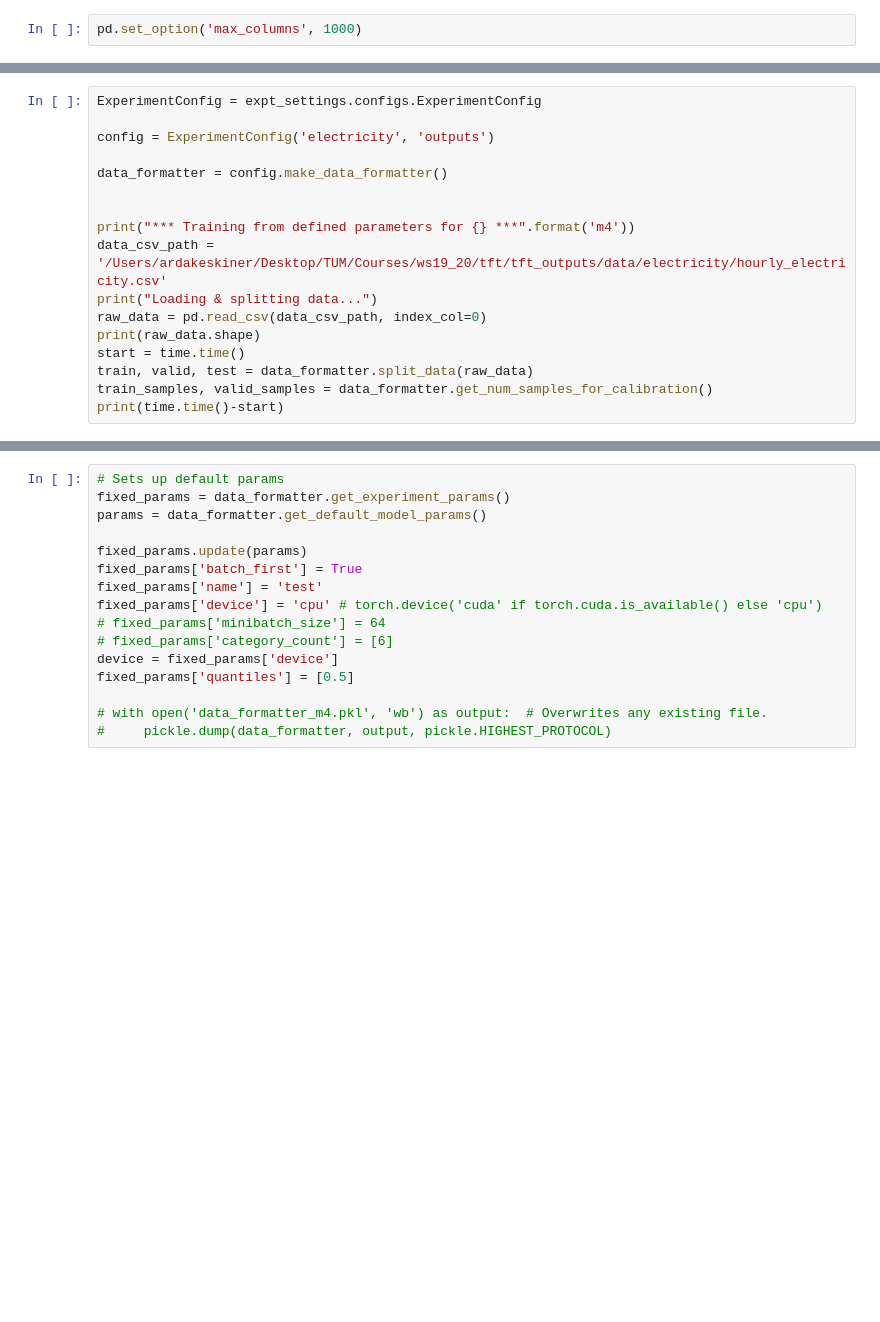
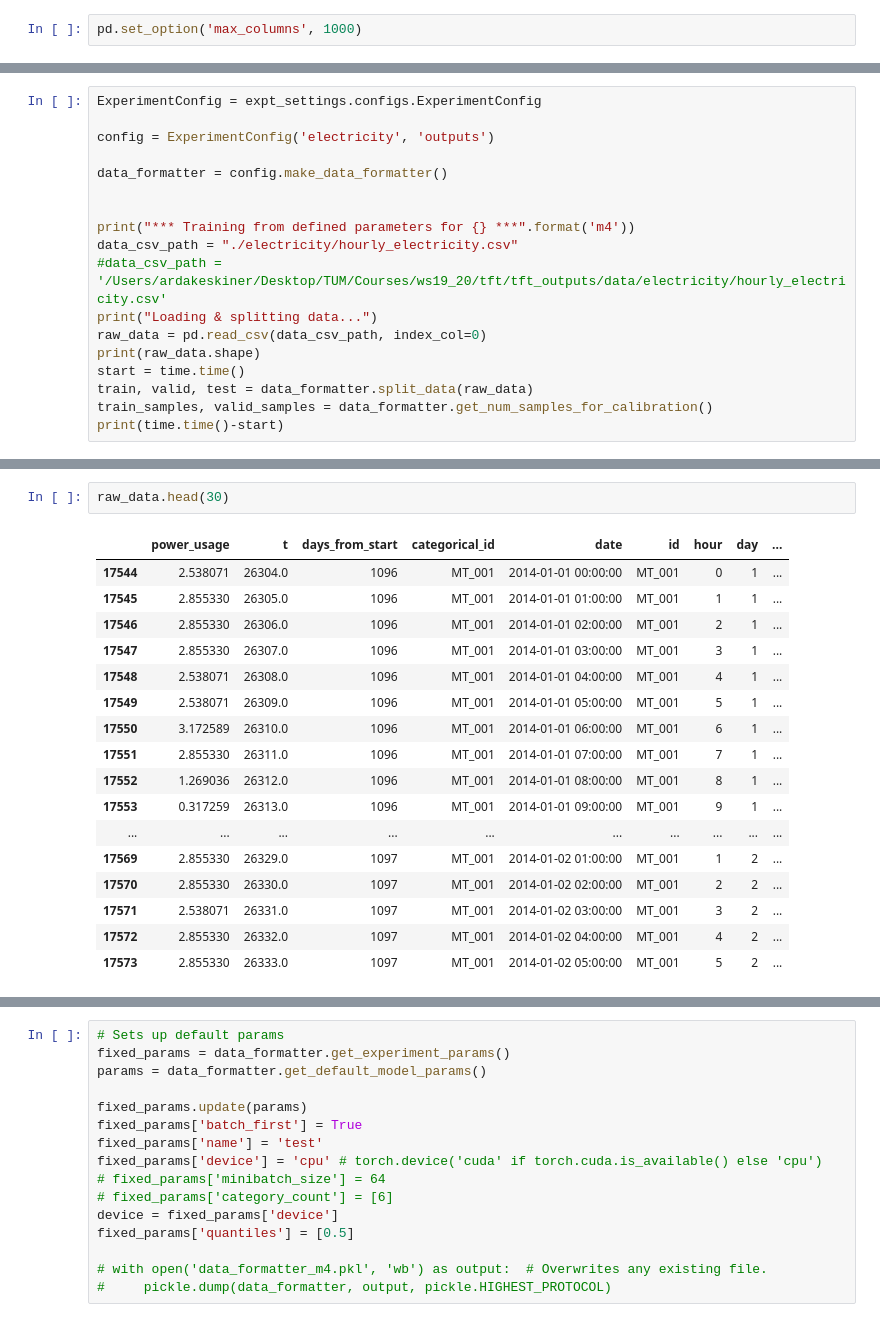
Before and after one commit to mavarick/tft, a Jupyter notebook: trainer_electricity.ipynb, the cells around one changed output, grey strips where cells are left out. Drawn from its saved outputs; the diff is of its cells as text; blank space fills up the shorter version.

```diff
--- a/trainer_electricity.ipynb
+++ b/trainer_electricity.ipynb
@@ -28,7 +28,8 @@ data_formatter = config.make_data_formatter()
 
 
 print("*** Training from defined parameters for {} ***".format('m4'))
-data_csv_path = '/Users/ardakeskiner/Desktop/TUM/Courses/ws19_20/tft/tft_outputs/data/electricity/hourly_electricity.csv'
+data_csv_path = "./electricity/hourly_electricity.csv"
+#data_csv_path = '/Users/ardakeskiner/Desktop/TUM/Courses/ws19_20/tft/tft_outputs/data/electricity/hourly_electricity.csv'
 print("Loading & splitting data...")
 raw_data = pd.read_csv(data_csv_path, index_col=0)
 print(raw_data.shape)
@@ -42,0 +60,20 @@ FileNotFoundError: [Errno 2] File /Users/ardakeskiner/Desktop/TUM/Courses/ws19_2
+# %%
+raw_data.head(30)
+# %% [output]
+|  | power_usage | t | days_from_start | categorical_id | date | id | hour | day | ... |
+| 17544 | 2.538071 | 26304.0 | 1096 | MT_001 | 2014-01-01 00:00:00 | MT_001 | 0 | 1 | ... |
+| 17545 | 2.855330 | 26305.0 | 1096 | MT_001 | 2014-01-01 01:00:00 | MT_001 | 1 | 1 | ... |
+| 17546 | 2.855330 | 26306.0 | 1096 | MT_001 | 2014-01-01 02:00:00 | MT_001 | 2 | 1 | ... |
+| 17547 | 2.855330 | 26307.0 | 1096 | MT_001 | 2014-01-01 03:00:00 | MT_001 | 3 | 1 | ... |
+| 17548 | 2.538071 | 26308.0 | 1096 | MT_001 | 2014-01-01 04:00:00 | MT_001 | 4 | 1 | ... |
+| 17549 | 2.538071 | 26309.0 | 1096 | MT_001 | 2014-01-01 05:00:00 | MT_001 | 5 | 1 | ... |
+| 17550 | 3.172589 | 26310.0 | 1096 | MT_001 | 2014-01-01 06:00:00 | MT_001 | 6 | 1 | ... |
+| 17551 | 2.855330 | 26311.0 | 1096 | MT_001 | 2014-01-01 07:00:00 | MT_001 | 7 | 1 | ... |
+| 17552 | 1.269036 | 26312.0 | 1096 | MT_001 | 2014-01-01 08:00:00 | MT_001 | 8 | 1 | ... |
+| 17553 | 0.317259 | 26313.0 | 1096 | MT_001 | 2014-01-01 09:00:00 | MT_001 | 9 | 1 | ... |
+| ... | ... | ... | ... | ... | ... | ... | ... | ... | ... |
+| 17569 | 2.855330 | 26329.0 | 1097 | MT_001 | 2014-01-02 01:00:00 | MT_001 | 1 | 2 | ... |
+| 17570 | 2.855330 | 26330.0 | 1097 | MT_001 | 2014-01-02 02:00:00 | MT_001 | 2 | 2 | ... |
+| 17571 | 2.538071 | 26331.0 | 1097 | MT_001 | 2014-01-02 03:00:00 | MT_001 | 3 | 2 | ... |
+| 17572 | 2.855330 | 26332.0 | 1097 | MT_001 | 2014-01-02 04:00:00 | MT_001 | 4 | 2 | ... |
+| 17573 | 2.855330 | 26333.0 | 1097 | MT_001 | 2014-01-02 05:00:00 | MT_001 | 5 | 2 | ... |
```
Also changed, not shown: parts of 33 cells of this notebook, 8 other files.
